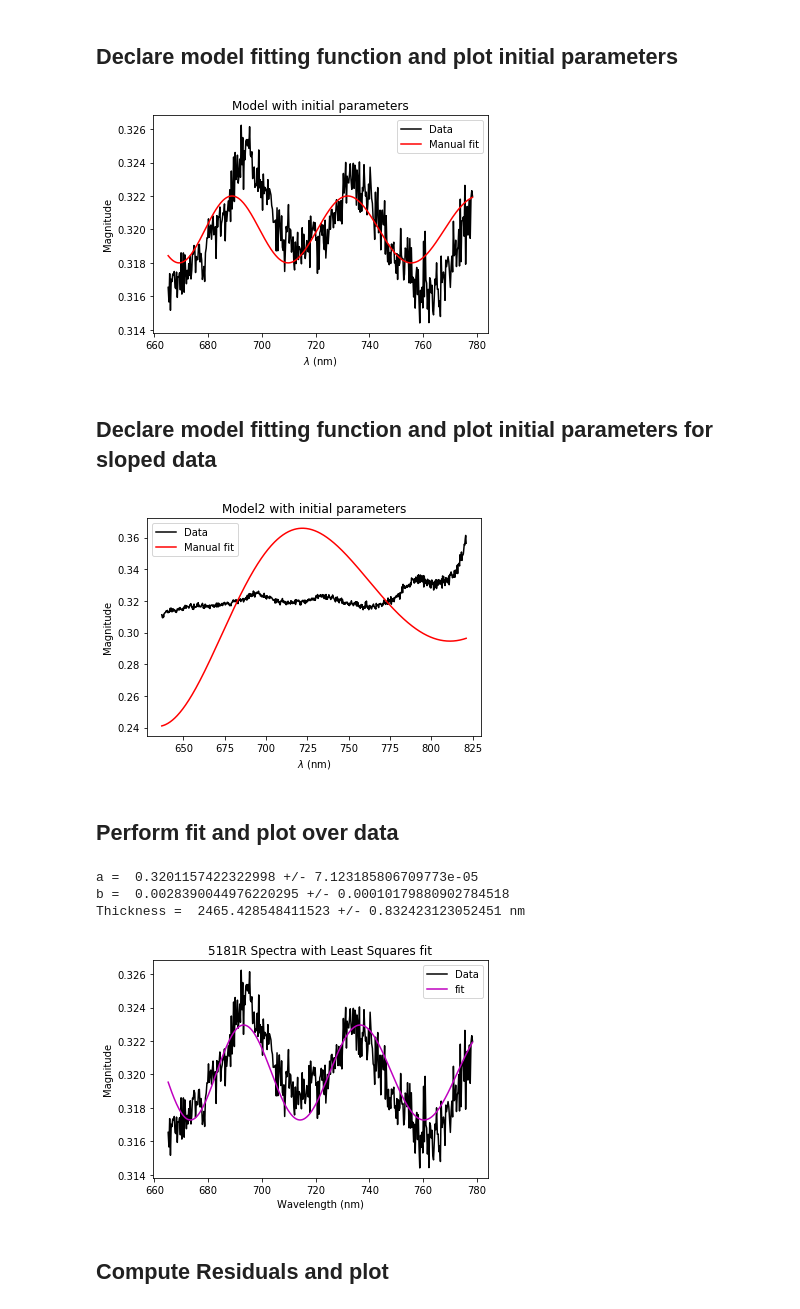
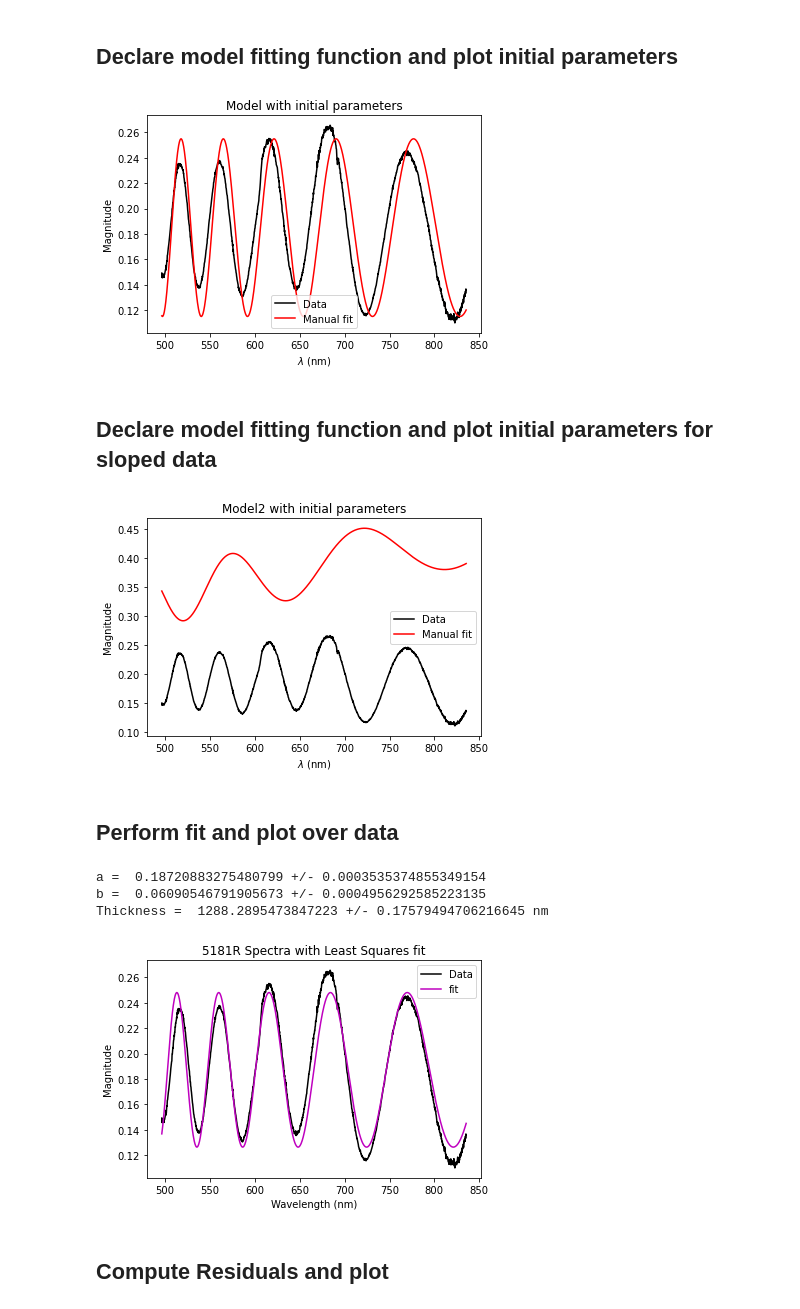
Before and after one commit to ManuelRojasPhysics/Reflectance, a Jupyter notebook: Plotting reflectance data.ipynb, the cells around one changed output. Cells and saved outputs as stored; diff of their text form; code cells hidden in the pictures.

Commit message:
streamlined process for choosing fitting range

```diff
--- a/Plotting reflectance data.ipynb
+++ b/Plotting reflectance data.ipynb
@@ -16,18 +16,13 @@ import os as os
 # %%
 # variables containing string of filepaths
 # only need to change path here, and change name of output figure
-filepath_data='S095/new_mirror/S095C.txt'
+filepath_data='S095/smaller_image/S095C.txt'
 filepath_blank='S095/new_mirror/BLANK.txt'
-filepath_std='S095//STD.txt'
+filepath_std='S095/smaller_image/STD.txt'
 #load in all necessary data, since background and noise data is needed
 data_in = np.genfromtxt(filepath_data, skip_header=6, delimiter='	')
 blankARraw = np.genfromtxt(filepath_blank, skip_header = 6, delimiter = '	')
-#blankBRraw = np.genfromtxt('BLANK_BR.txt', skip_header = 6, delimiter = '	')
 std_corrARraw = np.genfromtxt(filepath_std, skip_header = 6, delimiter = '	')
-#std_corrBRraw = np.genfromtxt('S011/std1.txt', skip_header = 6, delimiter = '	')
-
-## two of the load statements are commented out since not all files contain them, and I'm unsure how to include them
-## maybe by averaging them in aswell
 # %%
 #enter columns into 1d arrays
 wavel = data_in[:,1][800:3000] ##wavel contains x values
@@ -129,30 +122,33 @@ Once only the thin film data is left, fit using the following equation: $$R=A+Bc
 # %%
 ## x needs to be first parameter!!!
 def model(x,a,b,d):
     n = 2.39*4*np.pi
     return a+(b * np.cos(d*(n/x)))
 
 ## a and b are constants, d is thickness, x is wavelength, n is refractive index of material (2.39?)
 
+## set range for fit
+xvals = wavel[400:1600]
+yvals = final[400:1600]
 ## set initial param. values below based on existing data 2018-2019
 
-ainit = .32
-binit =.002
-dinit = 2450
+ainit = .185
+binit =.07
+dinit = 1300
 ## index depends on material (2.39 used in existing data 2018-2019)
 pinit = [ainit,binit,dinit]
 ## plot model with inital parameters
-plt.plot(wavel[1000:1400],final[1000:1400], 'k-', label = 'Data');
-plt.plot(wavel[1000:1400], model(wavel[1000:1400],pinit[0],pinit[1],pinit[2]), 'r-', label = 'Manual fit');
+plt.plot(xvals,yvals, 'k-', label = 'Data');
+plt.plot(xvals, model(xvals,pinit[0],pinit[1],pinit[2]), 'r-', label = 'Manual fit');
 
 # Label axes and give it a title for notebook (remove it when including the plot in a report)
 plt.xlabel('$\\lambda$ (nm)')
 plt.ylabel('Magnitude')
 plt.title('Model with initial parameters')
 plt.legend()
 plt.show()
 # %% [output]
-[figure, old version]
+[figure, new version]
 # %% [markdown]
 ## Declare model fitting function and plot initial parameters for sloped data
 # %%
@@ -160,16 +156,16 @@ def model2(x,a,b,d,m):
     n = 2.39*4*np.pi
     return a+(b * np.cos(d*(n/x))) + m*x
 
-ainit = .1
+ainit = .185
 binit =.05
 dinit = 600
-minit = .0003
+#minit = .0003
 
 ## index depends on material (2.39 used in existing data 2018-2019)
 pinit2 = [ainit,binit,dinit,minit]
 ## plot model with inital parameters
-plt.plot(wavel[900:1550],final[900:1550], 'k-', label = 'Data');
-plt.plot(wavel[900:1550], model2(wavel[900:1550],pinit2[0],pinit2[1],pinit2[2],pinit2[3]), 'r-', label = 'Manual fit');
+plt.plot(xvals,yvals, 'k-', label = 'Data');
+plt.plot(xvals, model2(xvals,pinit2[0],pinit2[1],pinit2[2],pinit2[3]), 'r-', label = 'Manual fit');
 
 # Label axes and give it a title for notebook (remove it when including the plot in a report)
 plt.xlabel('$\\lambda$ (nm)')
@@ -178,21 +174,21 @@ plt.title('Model2 with initial parameters')
 plt.legend()
 plt.show()
 # %% [output]
-[figure, old version]
+[figure, new version]
 # %% [markdown]
 ## Perform fit and plot over data
 # %%
-pOpt, pVar = curve_fit(model,wavel[1000:1400],final[1000:1400], p0 = pinit)
+pOpt, pVar = curve_fit(model,xvals,yvals, p0 = pinit)
 pErr = np.sqrt(np.diag(pVar))
 print ("a = ", pOpt[0], '+/-', pErr[0])
 print ("b = ", pOpt[1], '+/-', pErr[1])
 print ("Thickness = ", pOpt[2], '+/-', pErr[2], "nm")
 
 ## plot manual fit on top of data
-fit = model(wavel[1000:1400],pOpt[0],pOpt[1],pOpt[2]) ## need to remember it has as many points as final[300:]
-plt.plot(wavel[1000:1400],final[1000:1400], 'k-', label = 'Data');
+fit = model(xvals,pOpt[0],pOpt[1],pOpt[2]) ## need to remember it has as many points as final[300:]
+plt.plot(xvals,yvals, 'k-', label = 'Data');
 
-plt.plot(wavel[1000:1400], fit, 'm-', label = 'fit');
+plt.plot(xvals, fit, 'm-', label = 'fit');
 
 
 # Set axis limits to include origin
@@ -210,12 +206,12 @@ plt.legend()
 plt.title('5181R Spectra with Least Squares fit');
 #plt.text(500,.0,'d = 1284.5 +/- 0.1 nm')
 #plt.text(500,.03,'R^2 = 0.9647')
-plt.savefig('5181/fitR.pdf')
+#plt.savefig('5181/fitR.pdf')
 # %% [output]
-a =  0.3201157422322998 +/- 7.123185806709773e-05
-b =  0.0028390044976220295 +/- 0.00010179880902784518
-Thickness =  2465.428548411523 +/- 0.832423123052451 nm
+a =  0.18720883275480799 +/- 0.0003535374855349154
+b =  0.06090546791905673 +/- 0.0004956292585223135
+Thickness =  1288.2895473847223 +/- 0.17579494706216645 nm
-[figure, old version]
+[figure, new version]
 # %% [markdown]
 ## Compute Residuals and plot
 # %%
```
Also changed, not shown: parts of 5 cells of this notebook, 2 other files.
